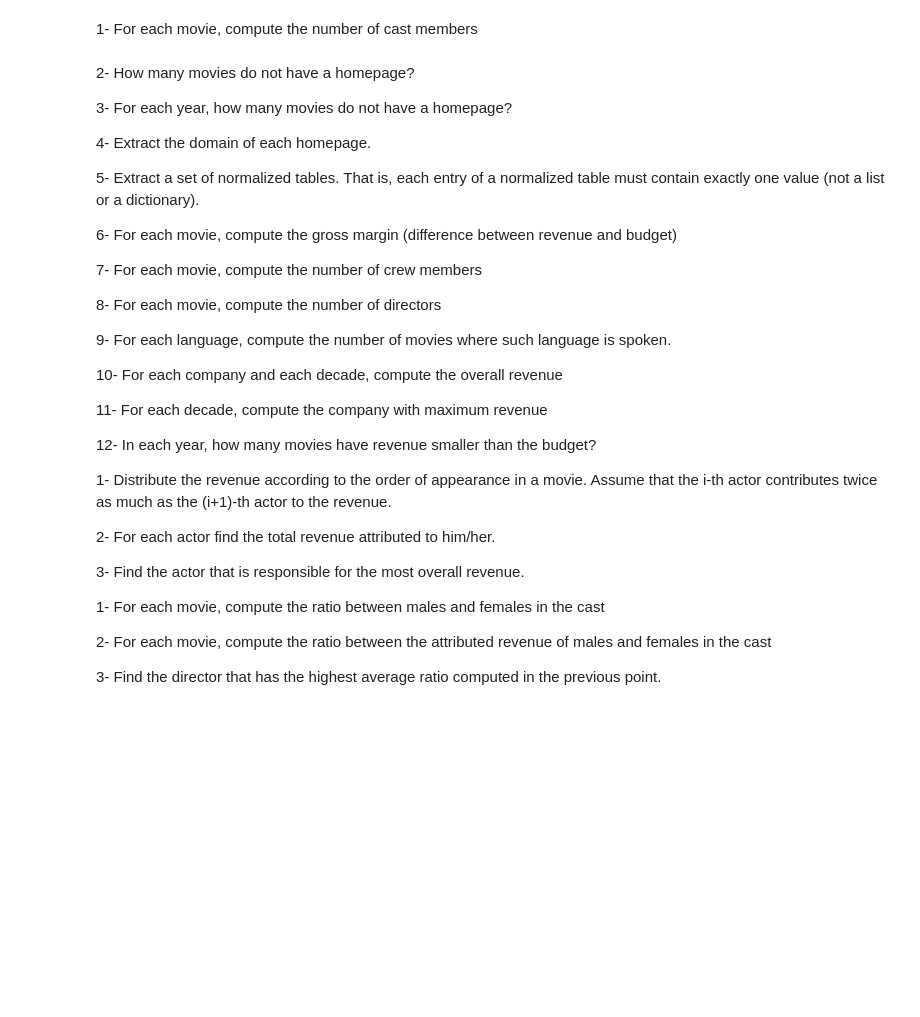
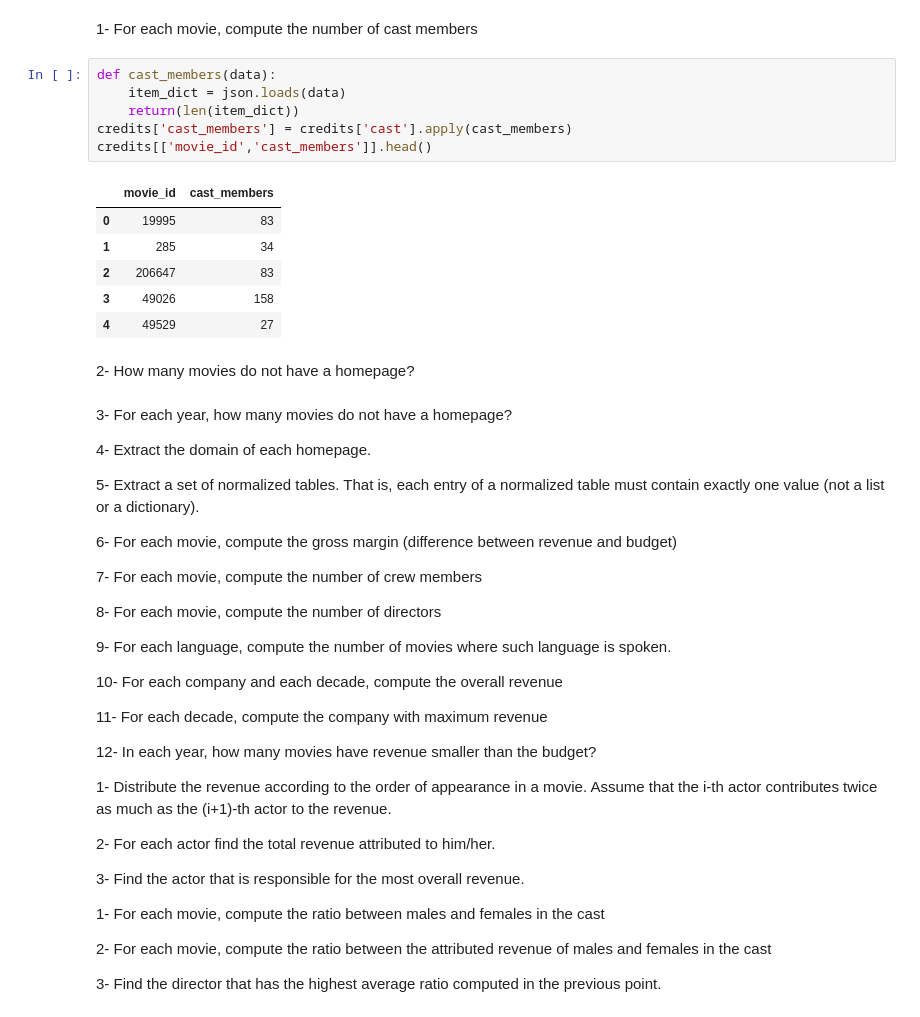
Before and after one commit to silviasantamaria/computerscience, a Jupyter notebook: Project+.ipynb, the cells around one changed output. Saved outputs shown, nothing was run; the diff lists cells and outputs as text; blank space fills up the shorter version.

```diff
--- a/Project+.ipynb
+++ b/Project+.ipynb
@@ -236,9 +248,22 @@ spoken_languages_id.head()
 |  | en |
 # %% [markdown]
 1- For each movie, compute the number of cast members
+# %%
+def cast_members(data):
+    item_dict = json.loads(data)
+    return(len(item_dict))
+credits['cast_members'] = credits['cast'].apply(cast_members)
+credits[['movie_id','cast_members']].head()
+# %% [output]
+|  | movie_id | cast_members |
+| 0 | 19995 | 83 |
+| 1 | 285 | 34 |
+| 2 | 206647 | 83 |
+| 3 | 49026 | 158 |
+| 4 | 49529 | 27 |
+# %% [markdown]
+2- How many movies do not have a homepage?
 # %% [markdown]
-2- How many movies do not have a homepage?
-
 3- For each year, how many movies do not have a homepage?
 
 4- Extract the domain of each homepage.
```
Also changed, not shown: parts of 1 cell of this notebook.
